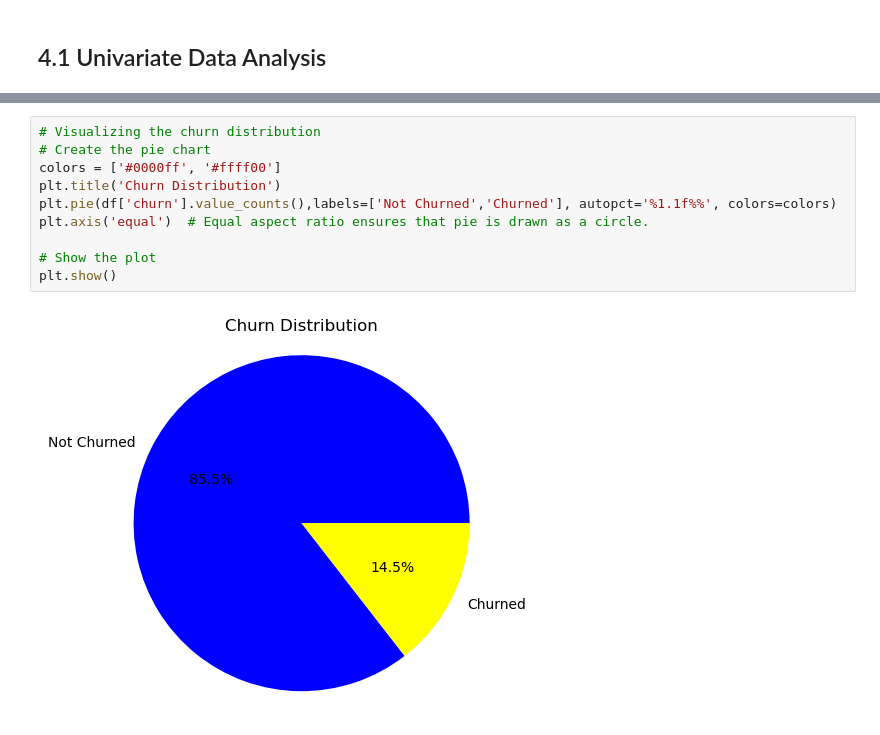
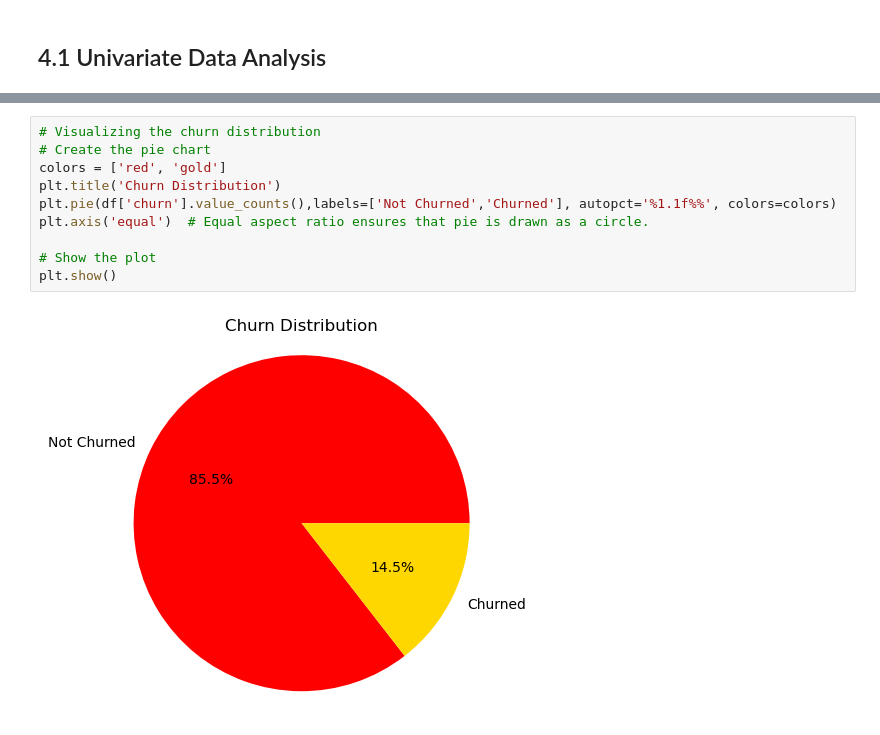
Before and after one commit to DavidChege1/SyriaTel-telecommunications-company, a Jupyter notebook: Index.ipynb, the cells around one changed output, grey strips where cells are left out. Saved outputs shown, nothing was run; the diff lists cells and outputs as text.

```diff
--- a/Index.ipynb
+++ b/Index.ipynb
@@ -129,12 +134,12 @@ Name: count, dtype: int64
 # %%
 # Visualizing the churn distribution
 # Create the pie chart
-colors = ['#0000ff', '#ffff00']
+colors = ['red', 'gold']
 plt.title('Churn Distribution')
 plt.pie(df['churn'].value_counts(),labels=['Not Churned','Churned'], autopct='%1.1f%%', colors=colors)
 plt.axis('equal')  # Equal aspect ratio ensures that pie is drawn as a circle.
 
 # Show the plot
 plt.show()
 # %% [output]
-[figure, old version]
+[figure, new version]
```
Also changed, not shown: parts of 14 cells of this notebook.
